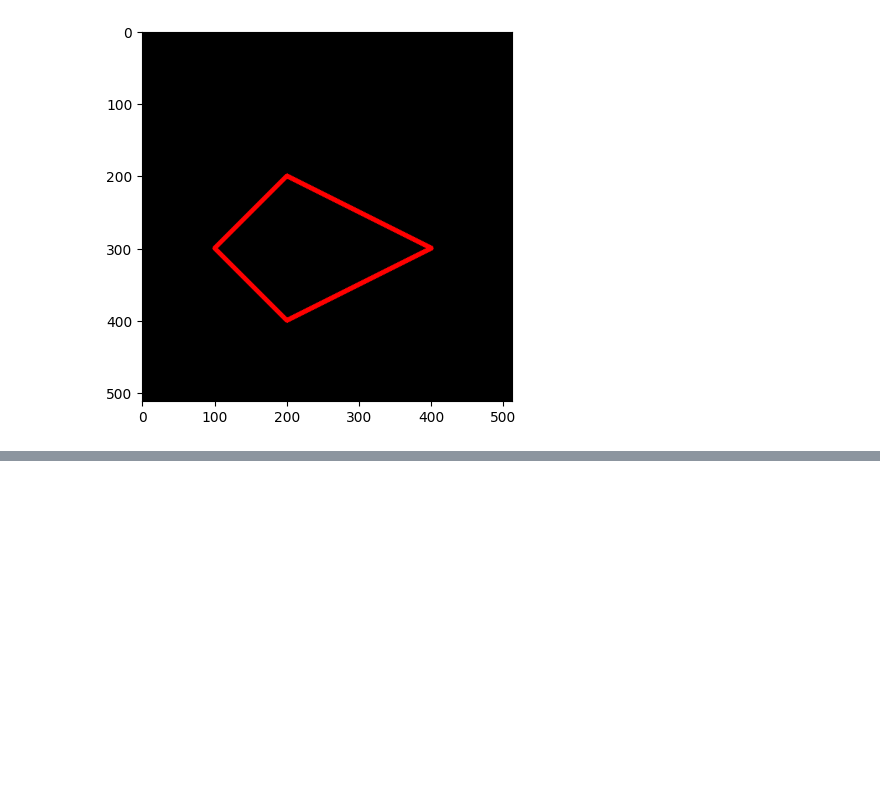
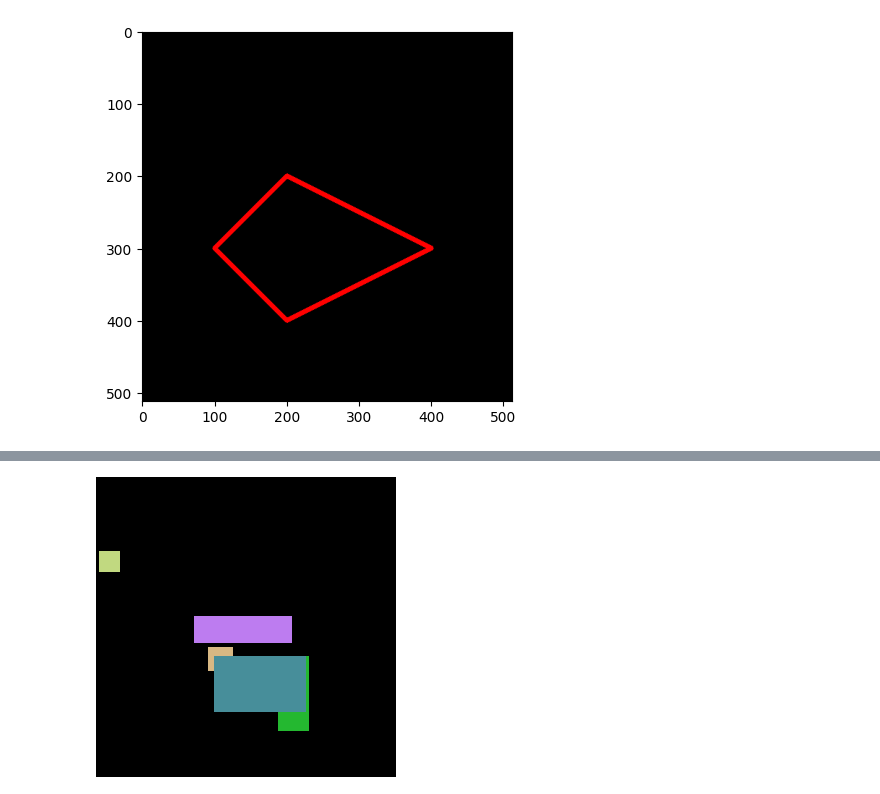
Before and after one commit to AtabikM1/PCVK25_3F_05, a Jupyter notebook: Week2_05.ipynb, the cells around one changed output, grey strips where cells are left out. Cells and saved outputs as stored; diff of their text form; code cells hidden in the pictures; blank space fills up the shorter version.

```diff
--- a/Week2_05.ipynb
+++ b/Week2_05.ipynb
@@ -139,0 +187,13 @@ Berdasarkan praktikum bagian 1 dan 2 kerjakan beberapa tugas berikut :
+# %%
+#soal no 5
+canvas = np.zeros((300, 300, 3), dtype=np.uint8)
+
+for i in range(5):
+    pt1 = (np.random.randint(0, 200), np.random.randint(0, 200))
+    pt2 = (pt1[0] + np.random.randint(20, 100), pt1[1] + np.random.randint(20, 100))
+    color = (np.random.randint(0,256), np.random.randint(0,256), np.random.randint(0,256))
+    cv.rectangle(canvas, pt1, pt2, color, -1)
+
+cv2_imshow(canvas)
+# %% [output]
+[figure, added]
```
Also changed, not shown: parts of 9 cells of this notebook.
